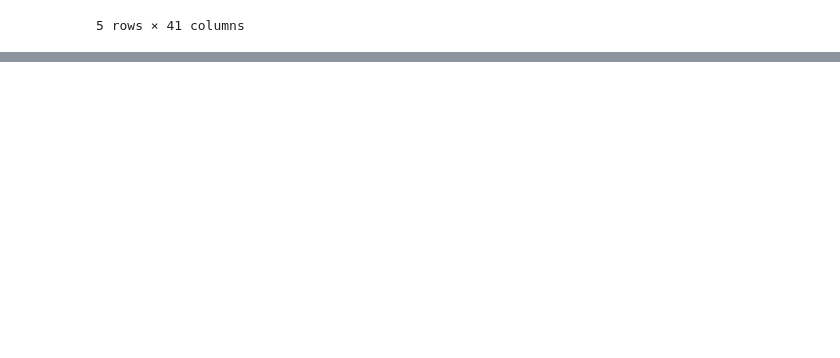
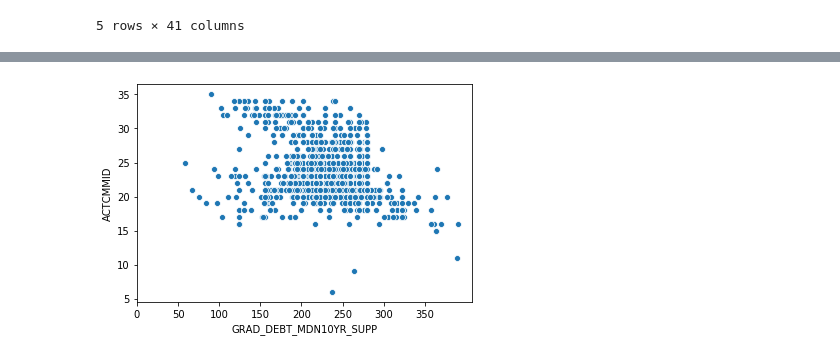
Before and after one commit to YJDave/cs418-s20-cs418_spring20_mighty_python, a Jupyter notebook: sean-visualization.ipynb, the cells around one changed output, grey strips where cells are left out. Cells and saved outputs as stored; diff of their text form; code cells hidden in the pictures; blank space fills up the shorter version.

```diff
--- a/sean-visualization.ipynb
+++ b/sean-visualization.ipynb
@@ -132,0 +155,6 @@ dtype: float64
+# %%
+sns.scatterplot(x="GRAD_DEBT_MDN10YR_SUPP", y="ACTCMMID", data=college_data)
+plt.xticks(np.arange(0, college_data['GRAD_DEBT_MDN10YR_SUPP'].max(), 50.0))
+plt.show()
+# %% [output]
+[figure, added]
```
Also changed, not shown: parts of 7 cells of this notebook.
